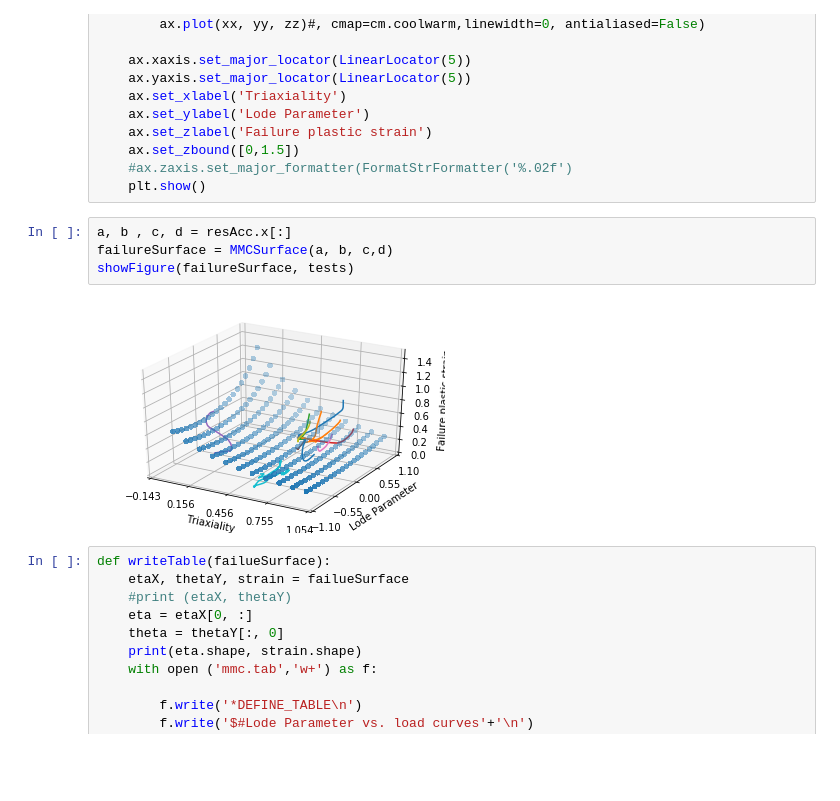
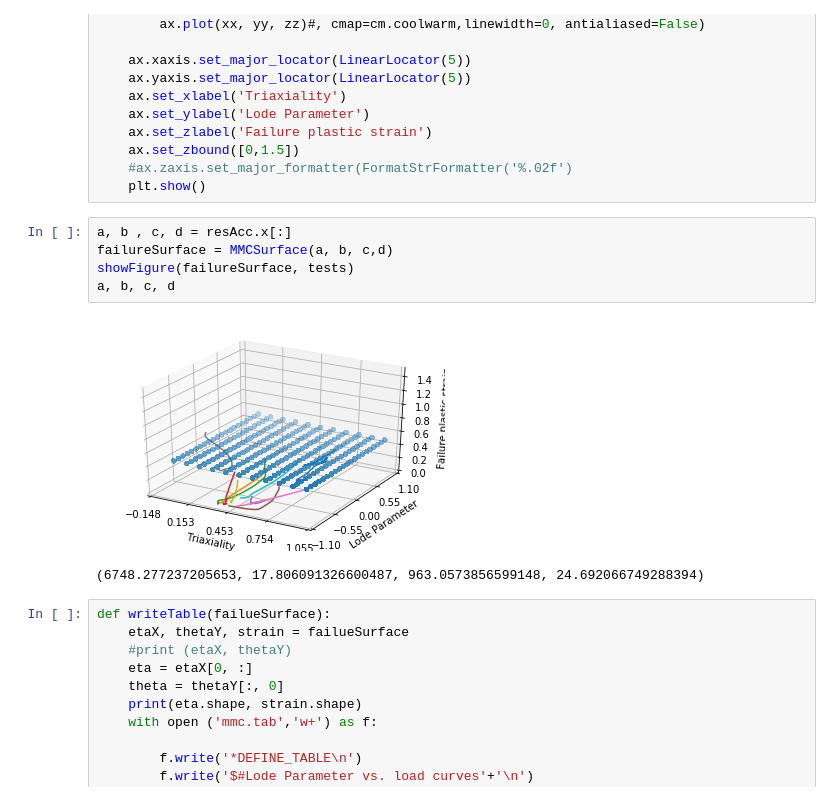
Before and after one commit to AaronGe88inTHU/pyMaterialTestsProcess, a Jupyter notebook: ExperimentProcess/GISSIMO/MMM.ipynb, the cells around one changed output. Cells and saved outputs as stored; diff of their text form; blank space fills up the shorter version.

```diff
--- a/ExperimentProcess/GISSIMO/MMM.ipynb
+++ b/ExperimentProcess/GISSIMO/MMM.ipynb
@@ -316,9 +327,11 @@ def showFigure(faiureSurface, tests):
 # %%
 a, b , c, d = resAcc.x[:]
 failureSurface = MMCSurface(a, b, c,d)
 showFigure(failureSurface, tests)
+a, b, c, d
 # %% [output]
-[figure, old version]
+[figure, new version]
+(6748.277237205653, 17.806091326600487, 963.0573856599148, 24.692066749288394)
 # %%
 def writeTable(failueSurface):
     etaX, thetaY, strain = failueSurface
```
Also changed, not shown: parts of 5 cells of this notebook, 9 other files.
